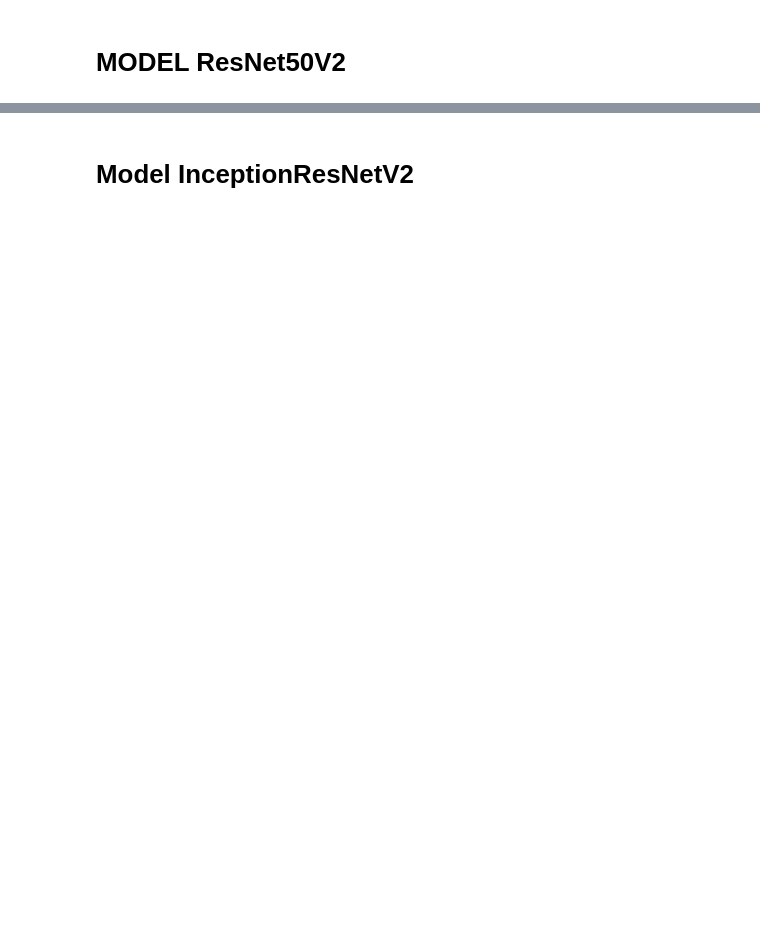
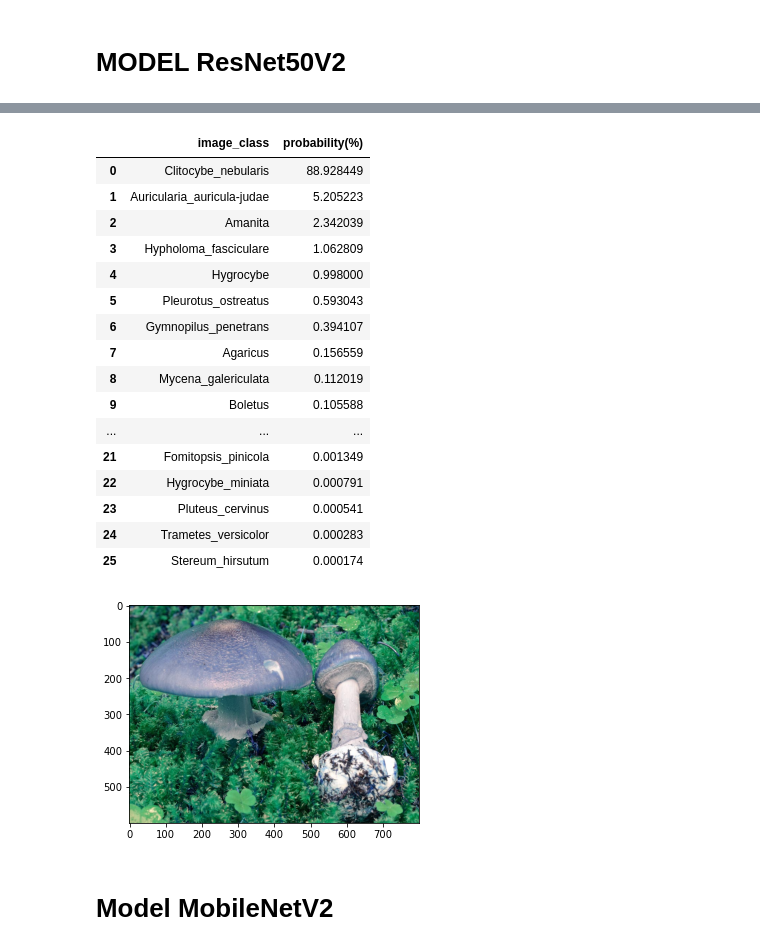
Before and after one commit to RosiNantis/mushroom_classification, a Jupyter notebook: Kaggle_models.ipynb, the cells around one changed output, grey strips where cells are left out. Cells and saved outputs as stored; diff of their text form; code cells hidden in the pictures; blank space fills up the shorter version.

```diff
--- a/Kaggle_models.ipynb
+++ b/Kaggle_models.ipynb
@@ -127,0 +217,23 @@ model, history = fit_ResNet50V2(epochs = 200)
+# %%
+def fetch_image(subdirectory):
+    onlyfiles = [f for f in listdir(subdirectory) if isfile(join(subdirectory, f))]
+    #label = np.full((1, len(onlyfiles)), get_label(onlyfiles))#.ravel()
+    return onlyfiles#, label
+# %%
+def image_classification(image_path, model):
+    image = keras.preprocessing.image.load_img(image_path, target_size=(224,224))
+    pic_array = keras.preprocessing.image.img_to_array(image)
+    image_batch = np.expand_dims(pic_array, axis=0)
+    processed_image = keras.applications.resnet_v2.preprocess_input(image_batch)
+    probs = model.predict(processed_image)[0].tolist()
+    zipped = sorted(list(zip(CLASSES, probs)), key=lambda x: x[1], reverse=True)
+    image_class = [zipped[i][0] for i in range(len(zipped))]
+    probability  = [zipped[i][1]*100 for i in range(len(zipped))]
+    df = pd.DataFrame(data={'image_class':image_class, 'probability(%)': probability})
+    return df
+# %%
+def choose_test_file(direct = 'data/output/train/' + 'Amanita/',val = 45, model = model):
+    test = fetch_image(direct)
+    item = cv2.imread(direct+ test[val])
+    plt.imshow(item,cmap='Greys')
+    image_classification(direct+ test[val], model)
@@ -128,3 +245,28 @@ model, history = fit_ResNet50V2(epochs = 200)
+# %%
+direct = 'data/output/train/Amanita/'
+val = 45
+choose_test_file(direct = direct)
+tf.autograph.experimental.do_not_convert
+image_classification(direct+ fetch_image(direct)[val], model)
+# %% [output]
+|  | image_class | probability(%) |
+| 0 | Clitocybe_nebularis | 88.928449 |
+| 1 | Auricularia_auricula-judae | 5.205223 |
+| 2 | Amanita | 2.342039 |
+| 3 | Hypholoma_fasciculare | 1.062809 |
+| 4 | Hygrocybe | 0.998000 |
+| 5 | Pleurotus_ostreatus | 0.593043 |
+| 6 | Gymnopilus_penetrans | 0.394107 |
+| 7 | Agaricus | 0.156559 |
+| 8 | Mycena_galericulata | 0.112019 |
+| 9 | Boletus | 0.105588 |
+| ... | ... | ... |
+| 21 | Fomitopsis_pinicola | 0.001349 |
+| 22 | Hygrocybe_miniata | 0.000791 |
+| 23 | Pluteus_cervinus | 0.000541 |
+| 24 | Trametes_versicolor | 0.000283 |
+| 25 | Stereum_hirsutum | 0.000174 |
+[figure, added]
 # %% [markdown]
-# Model InceptionResNetV2
+# Model MobileNetV2
 # %%
```
Also changed, not shown: parts of 12 cells of this notebook, 14 other files.
